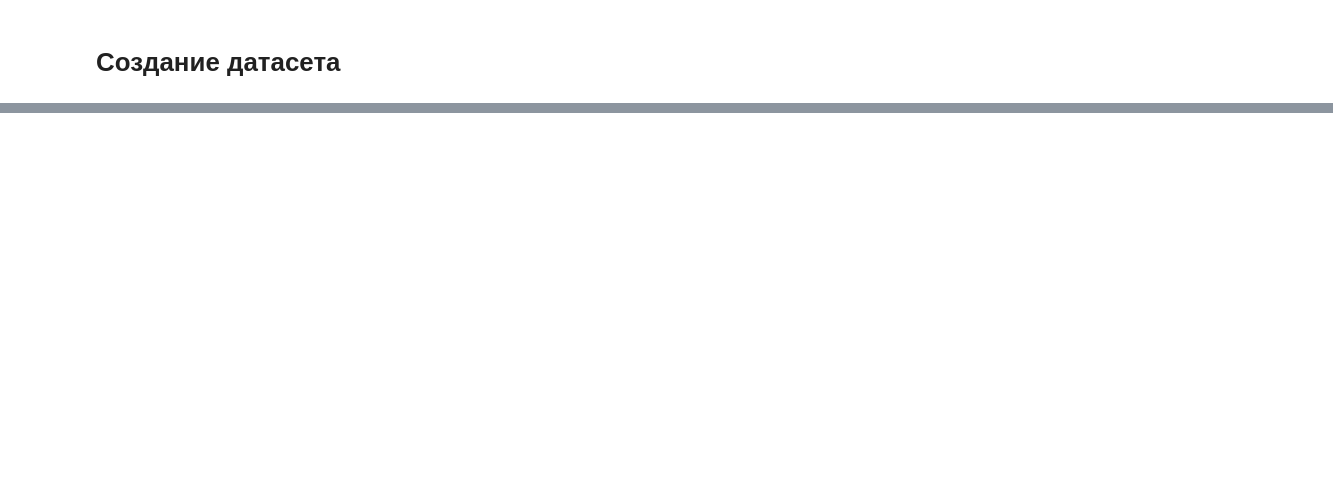
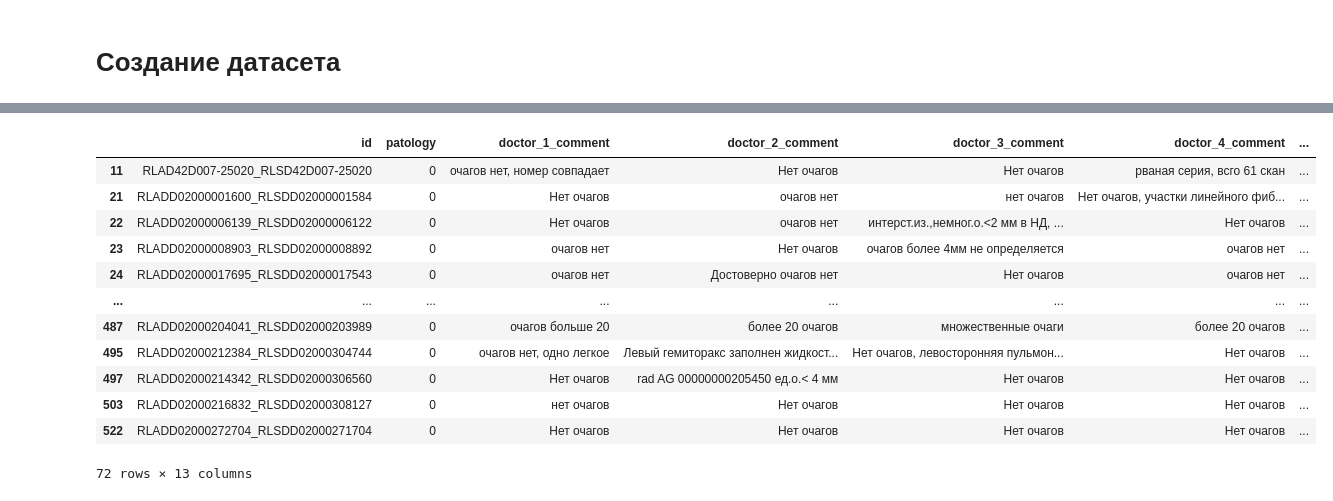
Before and after one commit to Izymka/hackathon_imoscow2025, a Jupyter notebook: chest_ct_ai_classifier/src/data_preprocessing.ipynb, the cells around one changed output, grey strips where cells are left out. Cells and saved outputs as stored; diff of their text form; code cells hidden in the pictures; blank space fills up the shorter version.

```diff
--- a/chest_ct_ai_classifier/src/data_preprocessing.ipynb
+++ b/chest_ct_ai_classifier/src/data_preprocessing.ipynb
@@ -184,2 +184,4 @@ HPU available: False, using: 0 HPUs
 # %% [markdown]
 # Создание датасета
+# %%
+df = pd.read_csv('/Volumes/Storage/data_sets/hackathon2025/CT_LUNGCANCER_500/pathology_results.csv')
@@ -185,0 +210,17 @@ HPU available: False, using: 0 HPUs
+# %%
+patology = df.loc[df['patology']==0]
+patology
+# %% [output]
+|  | id | patology | doctor_1_comment | doctor_2_comment | doctor_3_comment | doctor_4_comment | ... |
+| 11 | RLAD42D007-25020_RLSD42D007-25020 | 0 | очагов нет, номер совпадает | Нет очагов | Нет очагов | рваная серия, всго 61 скан | ... |
+| 21 | RLADD02000001600_RLSDD02000001584 | 0 | Нет очагов | очагов нет | нет очагов | Нет очагов, участки линейного фиб... | ... |
+| 22 | RLADD02000006139_RLSDD02000006122 | 0 | Нет очагов | очагов нет | интерст.из.,немног.о.<2 мм в НД, ... | Нет очагов | ... |
+| 23 | RLADD02000008903_RLSDD02000008892 | 0 | очагов нет | Нет очагов | очагов более 4мм не определяется | очагов нет | ... |
+| 24 | RLADD02000017695_RLSDD02000017543 | 0 | очагов нет | Достоверно очагов нет | Нет очагов | очагов нет | ... |
+| ... | ... | ... | ... | ... | ... | ... | ... |
+| 487 | RLADD02000204041_RLSDD02000203989 | 0 | очагов больше 20 | более 20 очагов | множественные очаги | более 20 очагов | ... |
+| 495 | RLADD02000212384_RLSDD02000304744 | 0 | очагов нет, одно легкое | Левый гемиторакс заполнен жидкост... | Нет очагов, левосторонняя пульмон... | Нет очагов | ... |
+| 497 | RLADD02000214342_RLSDD02000306560 | 0 | Нет очагов | rad AG 00000000205450 ед.о.< 4 мм | Нет очагов | Нет очагов | ... |
+| 503 | RLADD02000216832_RLSDD02000308127 | 0 | нет очагов | Нет очагов | Нет очагов | Нет очагов | ... |
+| 522 | RLADD02000272704_RLSDD02000271704 | 0 | Нет очагов | Нет очагов | Нет очагов | Нет очагов | ... |
+72 rows × 13 columns
```
Also changed, not shown: parts of 16 cells of this notebook, 16 other files.
